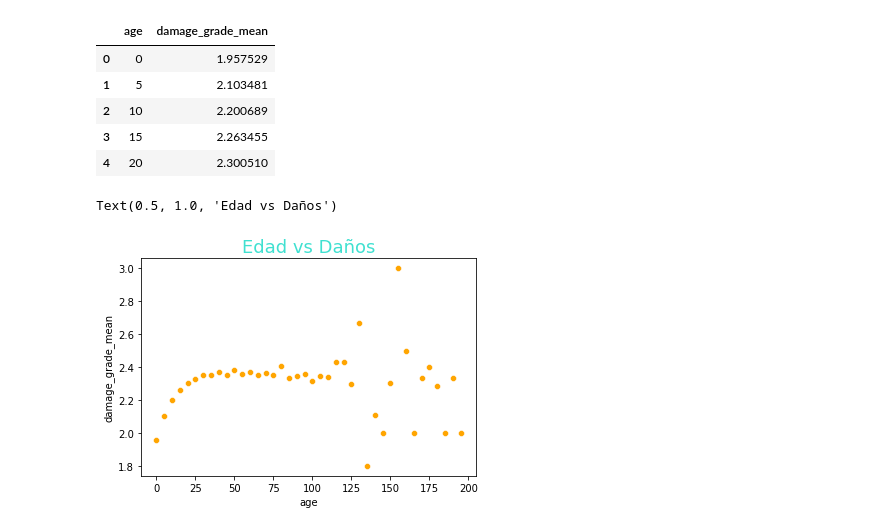
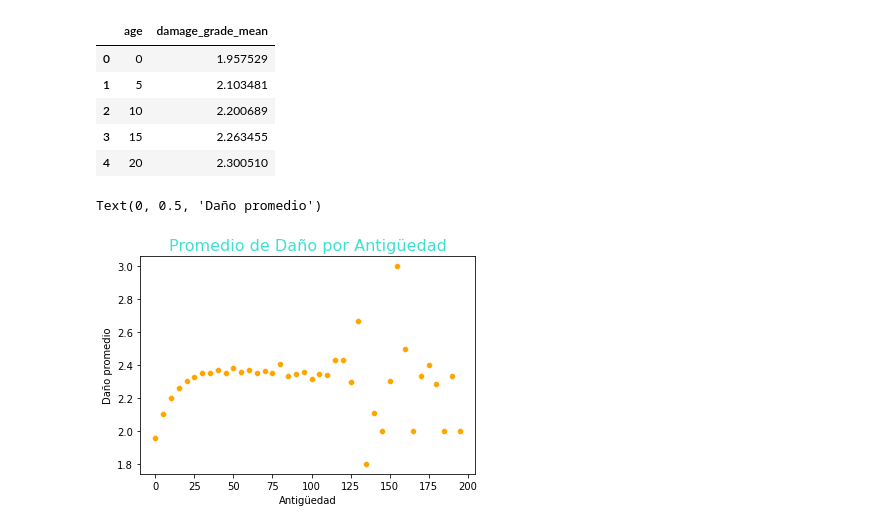
Before and after one commit to juanchycc/Datos-tp1, a Jupyter notebook: tp1.ipynb, the cells around one changed output. Drawn from its saved outputs; the diff is of its cells as text; code cells hidden in the pictures.

```diff
--- a/tp1.ipynb
+++ b/tp1.ipynb
@@ -79,8 +86,10 @@ train_values_by_age.head()
 # %%
 #eliminamos la edad de 995 para que se aprecie mejor la gràfica
 train_values_by_age=train_values_by_age.head(40)
 g= sns.scatterplot(x='age',y='damage_grade_mean',data=train_values_by_age,color='orange')
-g.set_title('Edad vs Daños',fontsize=18,color='turquoise')
+g.set_title('Promedio de Daño por Antigüedad',fontsize=16,color='turquoise')
+g.set_xlabel('Antigüedad')
+g.set_ylabel('Daño promedio')
 # %% [output]
-Text(0.5, 1.0, 'Edad vs Daños')
+Text(0, 0.5, 'Daño promedio')
-[figure, old version]
+[figure, new version]
```
Also changed, not shown: parts of 8 cells of this notebook.
